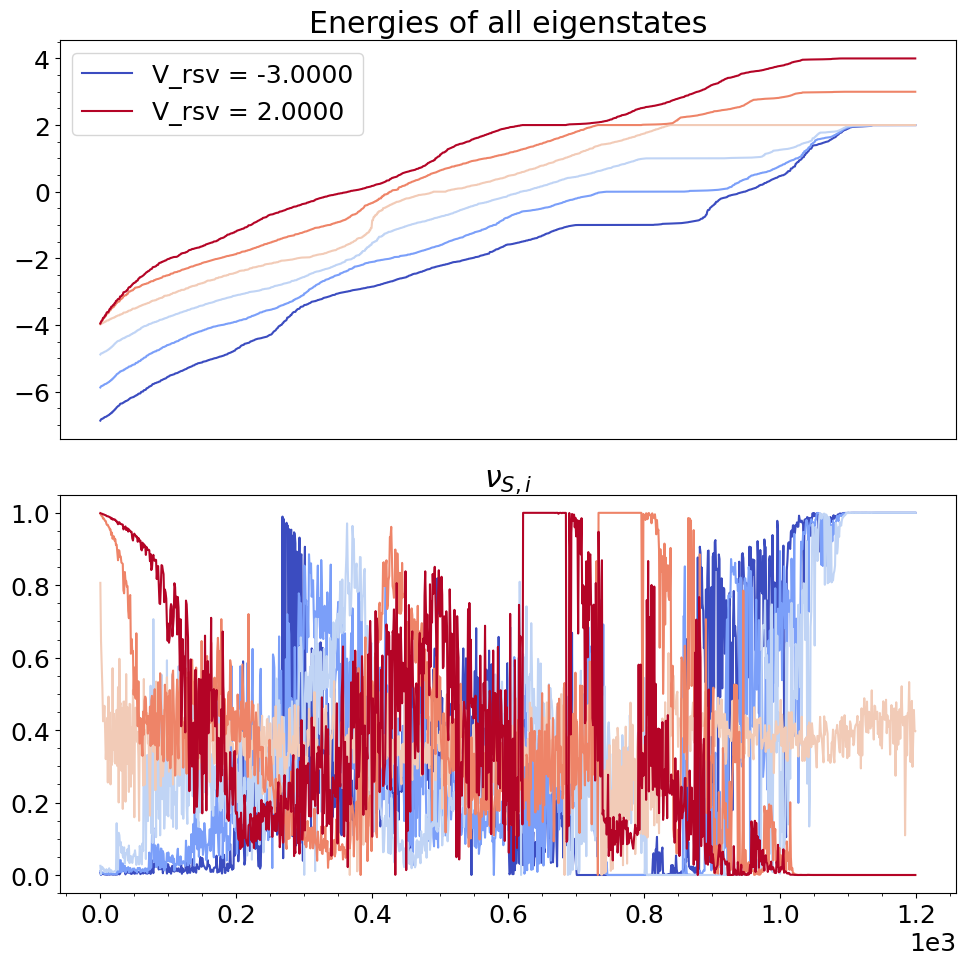
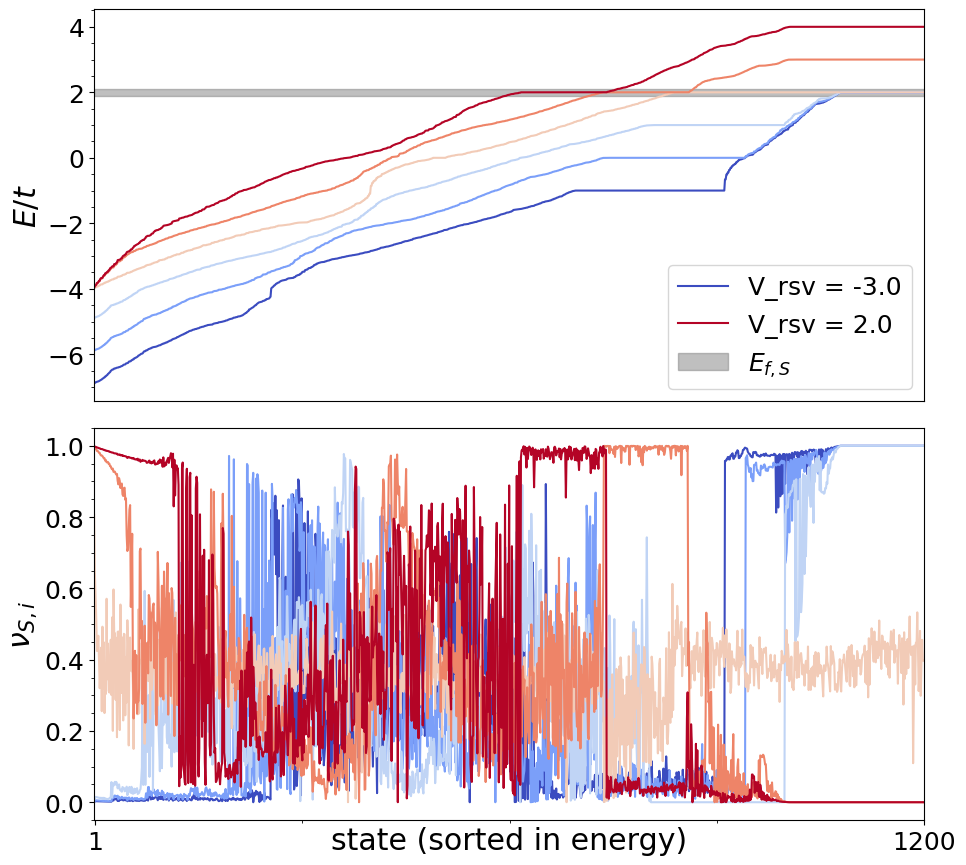
The change to this notebook cell's code, shown as a diff; its figure went from the first image to the second:
--- before
+++ after
@@ -2,5 +2,5 @@
 # lattice_dim = (lattice_len, 1)
 
-fig_Es = plt.figure(figsize = (10, 10))
+fig_Es = plt.figure(figsize = (10, 9))
 ax_Es = fig_Es.add_subplot(211)
 ax_nus = fig_Es.add_subplot(212)
@@ -11,4 +11,5 @@
 for V_rsv in V_rsv_offsets:
     folder_name = hpfn.get_model_str(lattice_str, lattice_dim, sys_len, V_rsv, runnum, param_dict)
+    print(folder_name)
     with open(Path(data_folder, lattice_str, folder_name, "np_arrays.npz"), 'rb') as f:
         loaded_arrs_dict = np.load(f)
@@ -17,5 +18,5 @@
     color = util.get_color(V_rsv, V_rsv_offsets, cmap, assignment = "value")
     if (V_rsv == V_rsv_offsets[0]) or (V_rsv == V_rsv_offsets[-1]):
-        label_str = f"V_rsv = {V_rsv:.4f}"
+        label_str = f"V_rsv = {V_rsv}"
     else:
         label_str = ""
@@ -23,8 +24,15 @@
     ax_nus.plot(density_sys, color = color)
 
-ax_Es.set_title("Energies of all eigenstates")
+xmin, xmax = 0, len(eigvals)
+ax_Es.fill_between([xmin, xmax], 1.9, 2.1, color = "gray", alpha = 0.5, label = r"$E_{f, S}$")
 ax_Es.legend()
+ax_Es.set_xlim(xmin, xmax)
 ax_Es.set_xticks([])
-ax_nus.set_title(r"$\nu_{S, i}$")
+ax_Es.set_ylabel(r"$E / t$")
+ax_nus.set_xlim(xmin, xmax)
+ax_nus.set_xticks([1, 1200])
+ax_nus.ticklabel_format(style='plain')
+ax_nus.set_xlabel("state (sorted in energy)", labelpad = -20)
+ax_nus.set_ylabel(r"$\nu_{S, i}$")
 # fig_Es.suptitle(f"{lattice_str}, lattice size {lattice_dim}, system size {sys_len}x{sys_len}")
 
@@ -33,3 +41,3 @@
 thesis_fig_path = Path(r"C:\Users\ken92\Documents\Studies\E5\Theses\figures\flatband")
 file_full_path = Path(thesis_fig_path, "finite_tb_nuS.pdf")
-fig_Es.savefig(file_full_path, facecolor = "none", dpi = 300, bbox_inches='tight')
+# fig_Es.savefig(file_full_path, facecolor = "none", dpi = 300, bbox_inches='tight')

Commit: A bunch of thesis plots